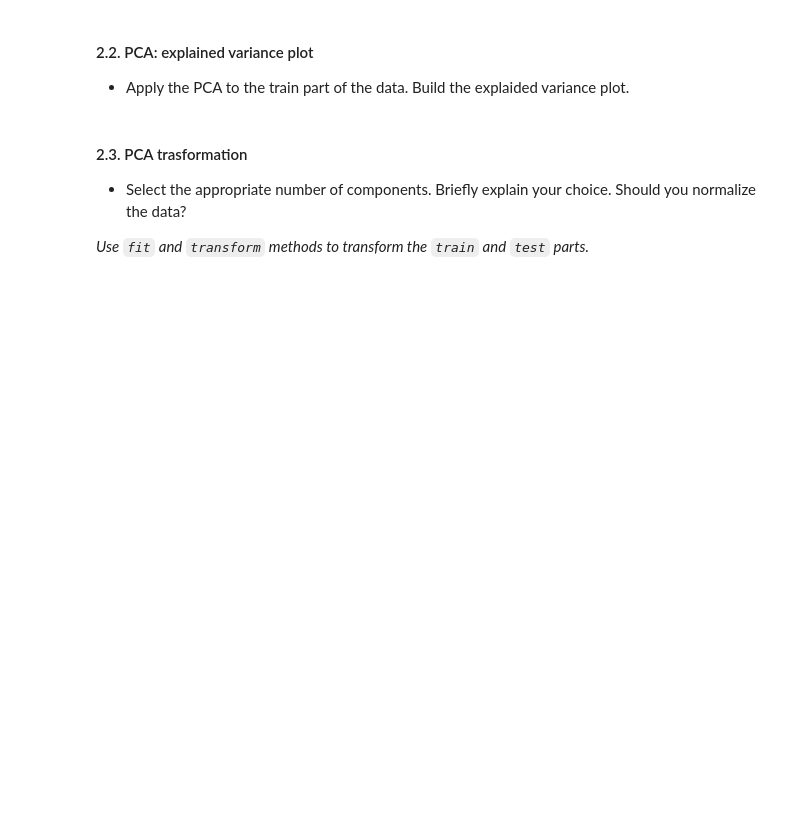
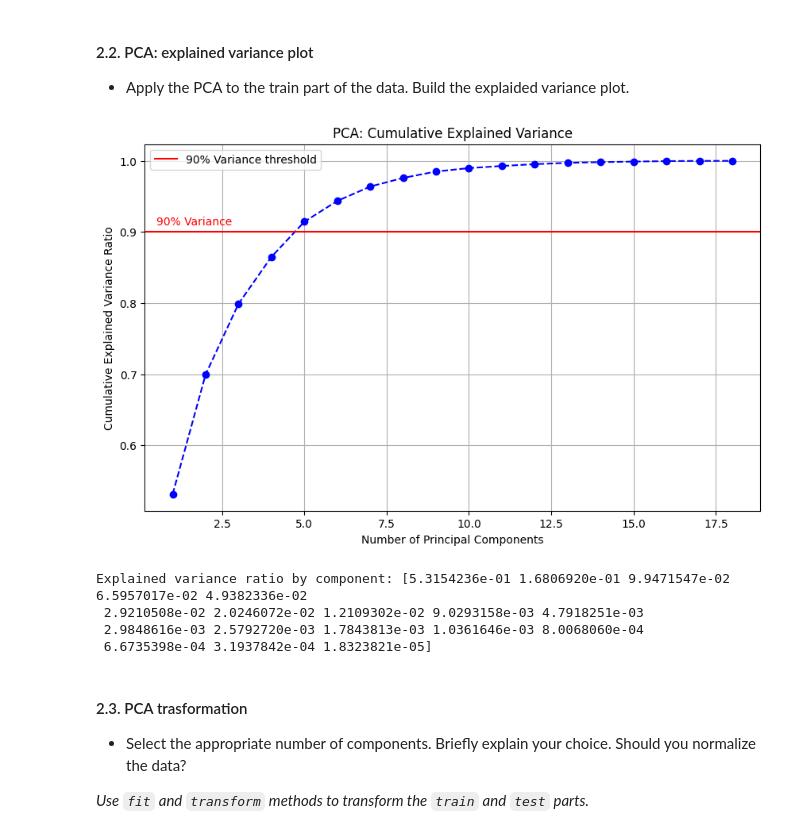
Before and after one commit to izhukau/machine-learning-harbour-space-2025, a Jupyter notebook: homeworks/lab001_ml_pipeline/lab01_part2_ml_pipeline.ipynb, the cells around one changed output. Saved outputs shown, nothing was run; the diff lists cells and outputs as text; code cells hidden in the pictures; blank space fills up the shorter version.

```diff
--- a/homeworks/lab001_ml_pipeline/lab01_part2_ml_pipeline.ipynb
+++ b/homeworks/lab001_ml_pipeline/lab01_part2_ml_pipeline.ipynb
@@ -143,3 +216,33 @@ Here you are supposed to perform the desired transformations. Please, explain yo
+# %%
+from sklearn.decomposition import PCA
+import numpy as np
+import matplotlib.pyplot as plt
+
+pca = PCA()
+pca.fit(X_train_scaled)
+
+cumulative_variance = np.cumsum(pca.explained_variance_ratio_)
+
+plt.figure(figsize=(10, 6))
+plt.plot(range(1, len(cumulative_variance) + 1), cumulative_variance, marker='o', linestyle='--', color='b')
+
+plt.axhline(y=0.90, color='r', linestyle='-', label='90% Variance threshold')
+plt.text(0.5, 0.91, '90% Variance', color = 'red', fontsize=10)
+
+plt.title('PCA: Cumulative Explained Variance')
+plt.xlabel('Number of Principal Components')
+plt.ylabel('Cumulative Explained Variance Ratio')
+plt.grid(True)
+plt.legend()
+plt.show()
+
+print("Explained variance ratio by component:", pca.explained_variance_ratio_)
+# %% [output]
+[figure, added]
+Explained variance ratio by component: [5.3154236e-01 1.6806920e-01 9.9471547e-02 6.5957017e-02 4.9382336e-02
+ 2.9210508e-02 2.0246072e-02 1.2109302e-02 9.0293158e-03 4.7918251e-03
+ 2.9848616e-03 2.5792720e-03 1.7843813e-03 1.0361646e-03 8.0068060e-04
+ 6.6735398e-04 3.1937842e-04 1.8323821e-05]
 # %% [markdown]
 #### 2.3. PCA trasformation
 * Select the appropriate number of components. Briefly explain your choice. Should you normalize the data?
```
Also changed, not shown: parts of 24 cells of this notebook, 1 other file.
